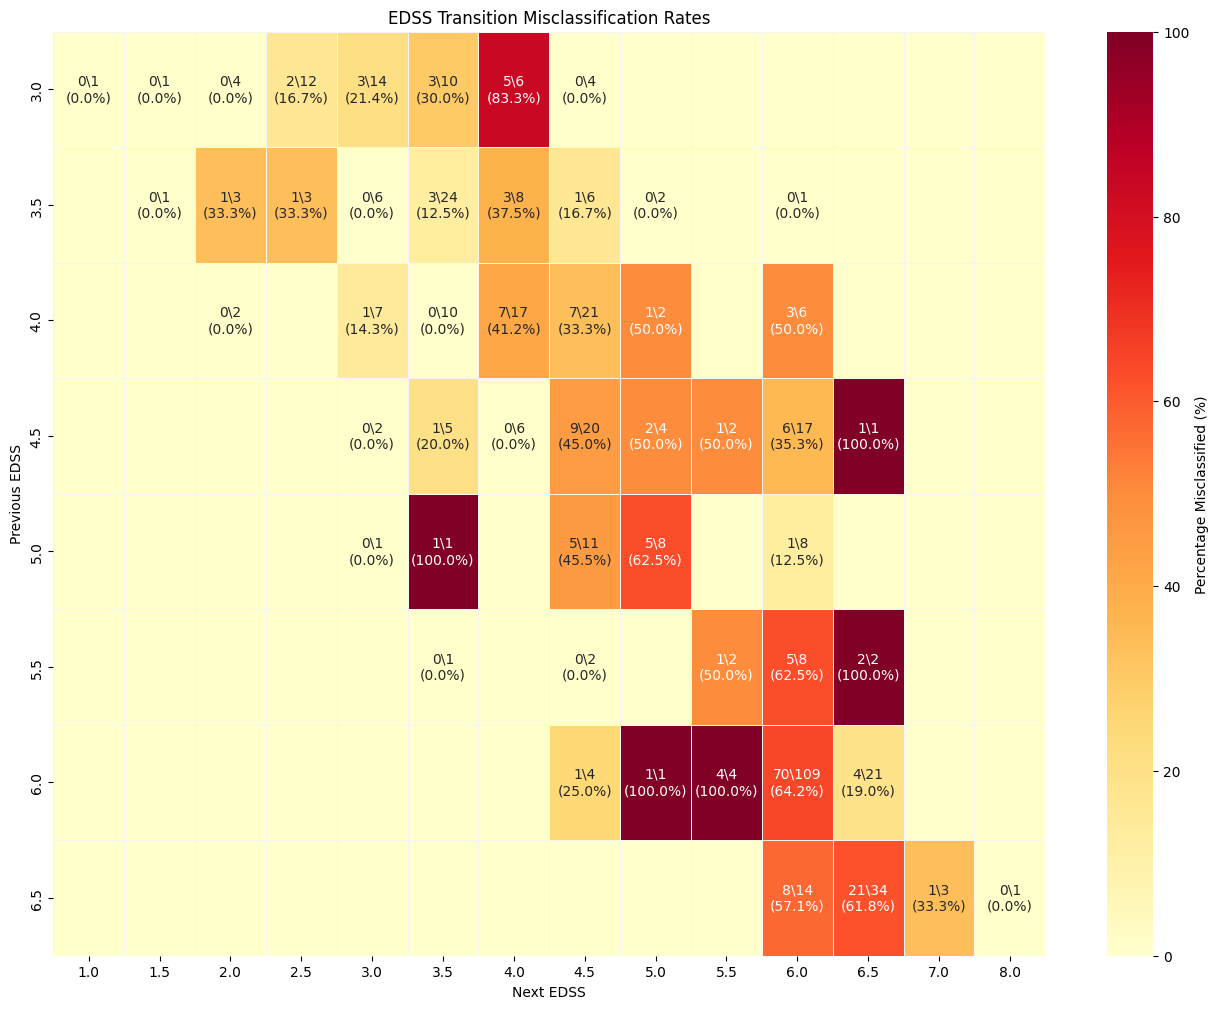
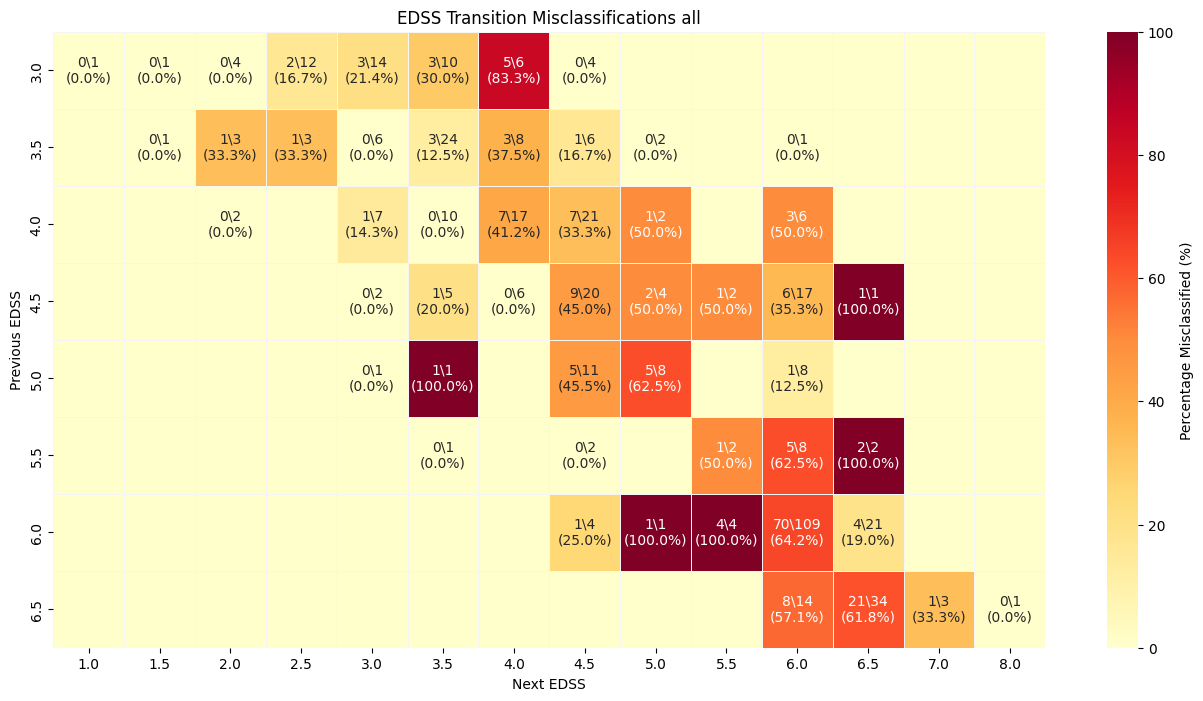
Code edit (unified diff) that turned the first committed figure into the second:
--- before
+++ after
@@ -1,3 +1,3 @@
-def plot_misclassification_matrix(data_with_predictions):
+def plot_misclassification_matrix(data_with_predictions, fig_name):
     scores = sorted(list(set(data_with_predictions['EDFSCR1L']).union(
         set(data_with_predictions['next_edss']))))
@@ -41,5 +41,5 @@
     mask = (total_matrix == 0)
 
-    plt.figure(figsize=(16, 12))
+    plt.figure(figsize=(16, 8))
 
     sns.heatmap(
@@ -61,5 +61,5 @@
         sav_str = '_all_features'
 
-    plt.title('EDSS Transition Misclassification Rates')
+    plt.title('EDSS Transition Misclassifications ' + fig_name)
     plt.xlabel('Next EDSS')
     plt.ylabel('Previous EDSS')
@@ -89,6 +89,6 @@
     results[name] = {
         "accuracy": accuracy_score(y_true, y_pred),
+        "precision": precision_score(y_true, y_pred, average='macro'),
         "recall": recall_score(y_true, y_pred, average='macro'),
-        "precision": precision_score(y_true, y_pred, average='macro'),
         "f1": f1_score(y_true, y_pred, average='macro')
     }
@@ -101,4 +101,4 @@
 display_cm(cm_combined, fig_name="confusion matrix multiple models", class_names=["No Progression", "Progression"])
 
-plot_misclassification_matrix(predictions_all)
-plot_misclassification_matrix(predictions_combined)
+plot_misclassification_matrix(predictions_all, "all")
+plot_misclassification_matrix(predictions_combined, "combined")

Commit: Small fixes and formatting for misclassification matrix